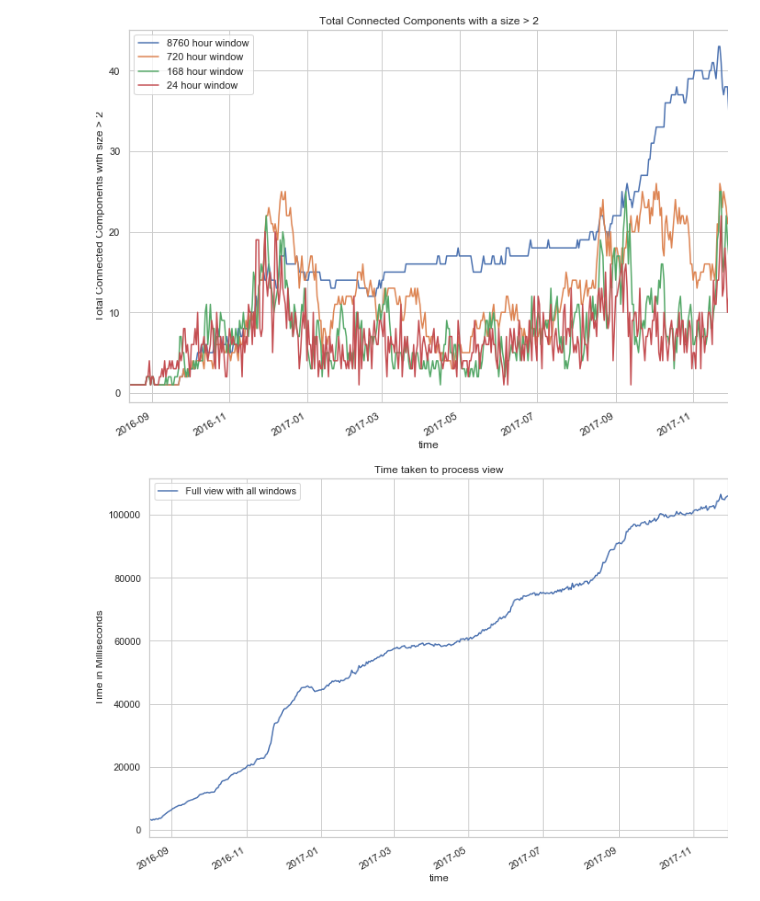
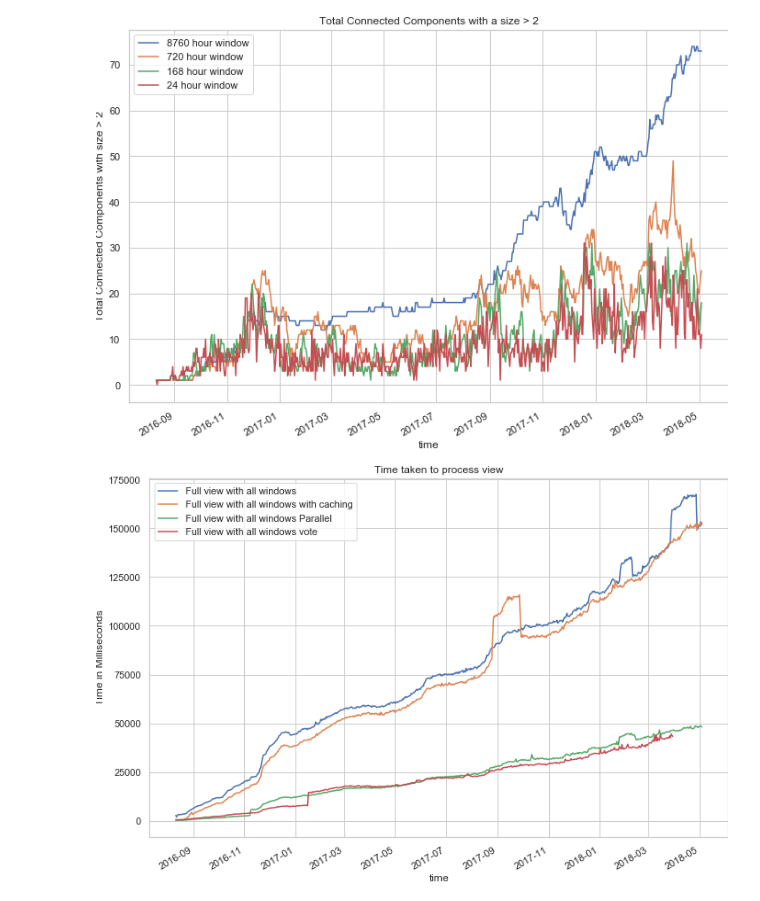
Before and after one commit to miratepuffin/Raphtory-Deployment, a Jupyter notebook: JupyterPlotting/Gab Plots.ipynb, the cells around one changed output. Saved outputs shown, nothing was run; the diff lists cells and outputs as text; code cells hidden in the pictures.

```diff
--- a/JupyterPlotting/Gab Plots.ipynb
+++ b/JupyterPlotting/Gab Plots.ipynb
@@ -63,5 +63,4 @@ with open('bigCC.json') as json_file:
 # %%
-windows = [31536000000,2592000000,604800000,86400000]
 with open('bigCC.json') as json_file:
     x = json.load(json_file)
     x= pd.DataFrame(x['views'])
@@ -77,4 +76,20 @@ with open('bigCC.json') as json_file:
         hours = str(int((i/3600000)))+" hour window"
         y.plot(x='time', y='totalWithoutIslands',ax=ax, label=hours)
     plt.show()
+
+with open('bigCC2.json') as json_file:
+    x = json.load(json_file)
+    x= pd.DataFrame(x['views'])
+    x['time'] = pd.to_datetime(x['time'],unit='ms')
+    x = x[x['total'] != 0]
+    a4_dims = (11.7, 8.27)
+    fig, ax = plt.subplots(figsize=a4_dims)
+    plt.title('Total Connected Components')
+    plt.xlabel('Date')
+    plt.ylabel('Total Connected Components')
+    for i in windows:
+        y = x[x['windowsize'] == i]
+        hours = str(int((i/3600000)))+" hour window"
+        y.plot(x='time', y='totalWithoutIslands',ax=ax, label=hours)
+    plt.show()
 # %% [output]
@@ -97,21 +113,49 @@ with open('bigCC.json') as json_file:
         y.plot(x='time', y='clustersGT2',ax=ax, label=hours)
     plt.show()
 # %% [output]
-[figure, old version]
+[figure, new version]
 # %%
 windows = [31536000000,2592000000,604800000,86400000]
+y=0
+x=0
+z=0
+a=0
 with open('bigCC.json') as json_file:
     x = json.load(json_file)
     x= pd.DataFrame(x['views'])
     x['time'] = pd.to_datetime(x['time'],unit='ms')
     x = x[x['total'] != 0]
-    a4_dims = (11.7, 8.27)
-    fig, ax = plt.subplots(figsize=a4_dims)
-    plt.title('Time taken to process view')
-    plt.xlabel('Date')
-    plt.ylabel('Time in Milliseconds')
-    hours = "Full view with all windows"
-    x.plot(x='time', y='viewTime',ax=ax, label=hours)
-    plt.show()
+
+with open('bigCC2.json') as json_file:
+    y = json.load(json_file)
+    y= pd.DataFrame(y['views'])
+    y['time'] = pd.to_datetime(y['time'],unit='ms')
+    y = y[y['total'] != 0]
+
+with open('bigCC3.json') as json_file:
+    z = json.load(json_file)
+    z = pd.DataFrame(z['views'])
+    z['time'] = pd.to_datetime(z['time'],unit='ms')
+    z = z[z['total'] != 0]
+
+with open('bigCC4.json') as json_file:
+    a = json.load(json_file)
+    a = pd.DataFrame(a['views'])
+    a['time'] = pd.to_datetime(z['time'],unit='ms')
+    a = a[a['total'] != 0]
+
+
+a4_dims = (11.7, 8.27)
+fig, ax = plt.subplots(figsize=a4_dims)
+plt.title('Time taken to process view')
+plt.xlabel('Date')
+plt.ylabel('Time in Milliseconds')
+x.plot(x='time', y='viewTime',ax=ax, label="Full view with all windows")
+y.plot(x='time', y='viewTime',ax=ax, label="Full view with all windows with caching")
+z.plot(x='time', y='viewTime',ax=ax, label="Full view with all windows Parallel")
+a.plot(x='time', y='viewTime',ax=ax, label="Full view with all windows vote")
+
+
+plt.show()
 # %% [output]
-[figure, old version]
+[figure, new version]
```
Also changed, not shown: parts of 3 cells of this notebook, 3 other files.
